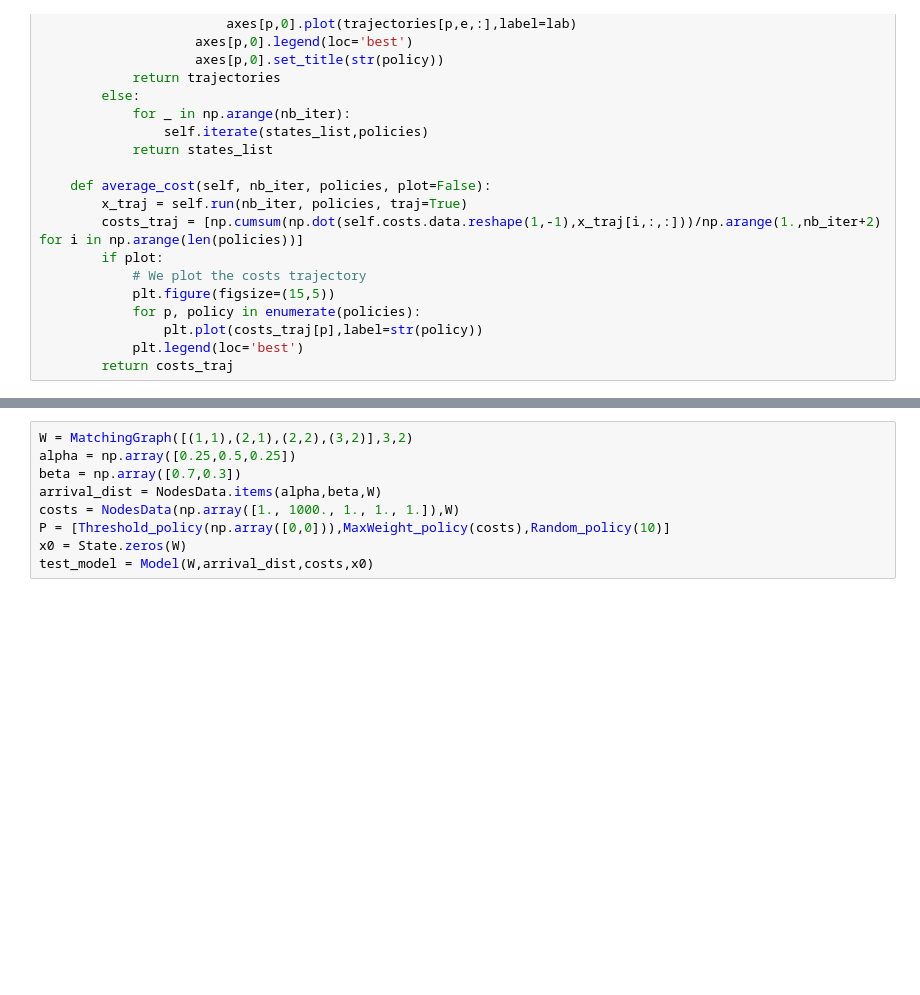
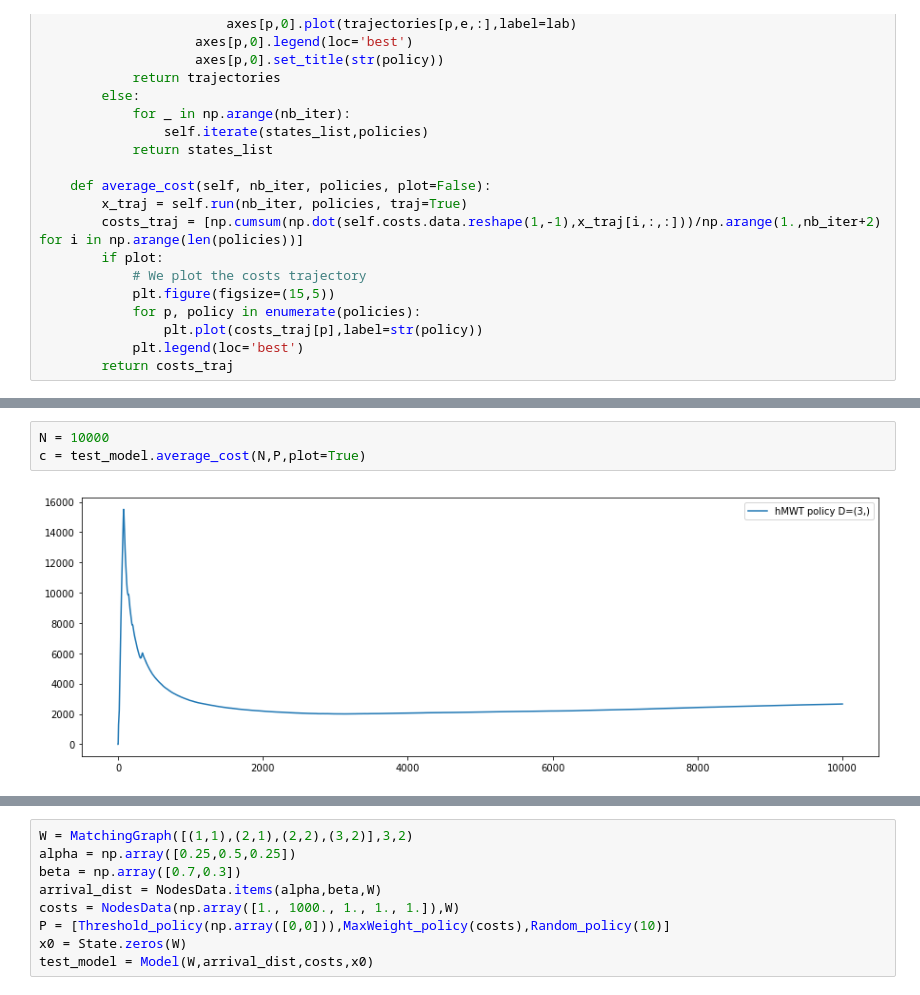
Before and after one commit to ArnaudCadas/DynamicMatchingModel, a Jupyter notebook: TestPolicies.ipynb, the cells around one changed output, grey strips where cells are left out. Cells and saved outputs as stored; diff of their text form; blank space fills up the shorter version.

```diff
--- a/TestPolicies.ipynb
+++ b/TestPolicies.ipynb
@@ -856,0 +865,5 @@ t = test_model.run(1000,P,plot=True)
+# %%
+N = 10000
+c = test_model.average_cost(N,P,plot=True)
+# %% [output]
+[figure, added]
```
Also changed, not shown: parts of 6 cells of this notebook.
